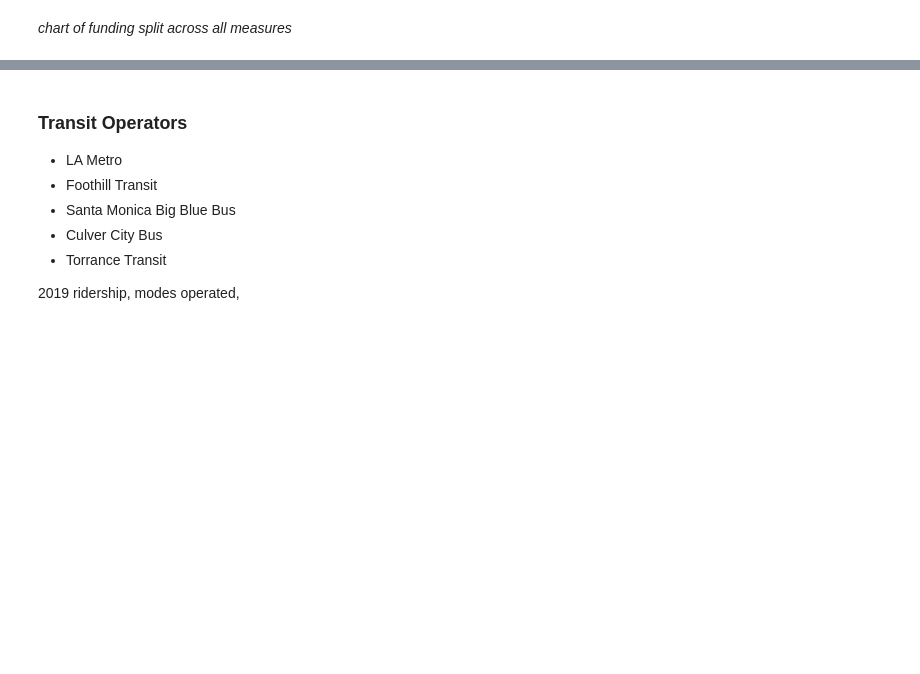
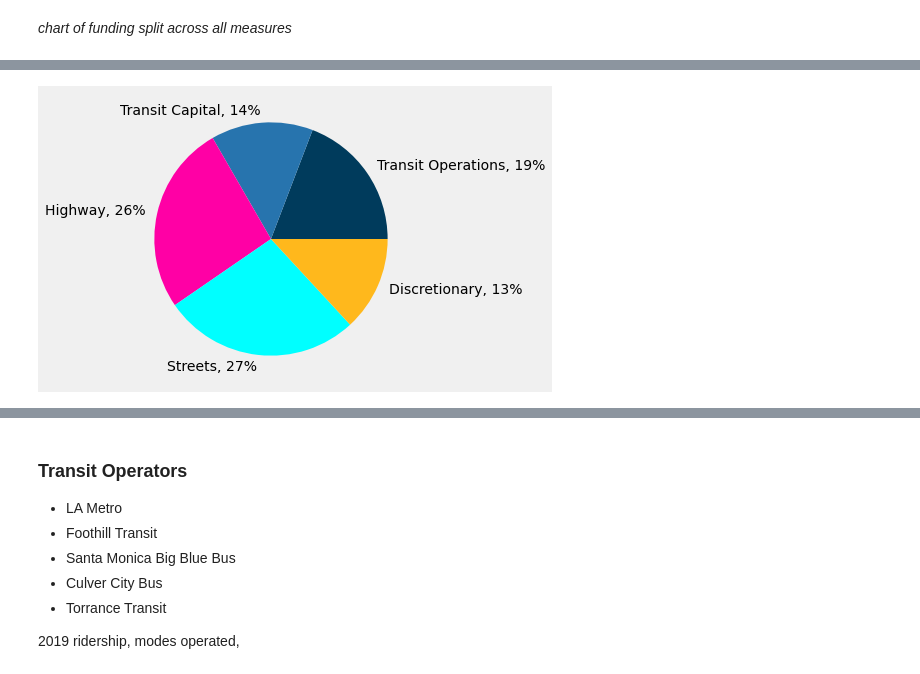
Before and after one commit to cal-itp/ucla-capstone-code, a Jupyter notebook: notebooks/7_fact_sheet_design.ipynb, the cells around one changed output, grey strips where cells are left out. Drawn from its saved outputs; the diff is of its cells as text; code cells hidden in the pictures; blank space fills up the shorter version.

Commit message:
figured out factsheets, minor notebook changes

```diff
--- a/notebooks/7_fact_sheet_design.ipynb
+++ b/notebooks/7_fact_sheet_design.ipynb
@@ -61,11 +100,14 @@ def county_lost_chart(measures_df, county_name):
     to_plot = pd.DataFrame(to_plot)
     to_plot['Percentage'] = (100 * to_plot['total_rate'] / to_plot['total_rate'].sum()).round(0).astype(int)
     to_plot.index = to_plot.index + ', ' + to_plot['Percentage'].astype(str) + '%'
-    to_plot.rename(columns={'Percentage':county_name}, inplace=True) #remove 'Percentage' label from chart
+    to_plot.rename(columns={'Percentage':''}, inplace=True) #remove 'Percentage' label from chart
 
     fig, ax = plt.subplots(figsize=(200,200))
-    ax = to_plot[county_name].plot.pie(y=0, figsize=(5,5), legend=False)
-    plt.savefig(f'../reports/figures/{county_name}_lost.png', bbox_inches = "tight")
+#     display(to_plot[''])
+    ax = to_plot[''].plot.pie(y=0, figsize=(5,5), legend=False)
+#     ax.set_title(f'Approximate Funding Distribution (All LOSTs) \n {county_name}')
+    ax.set_title('')
+    plt.savefig(f'../reports/figures/{county_name}_lost.png', bbox_inches = "tight", facecolor='white')
     return
 # %%
 def all_county_charts():
@@ -154,0 +217,4 @@ la_joined.sort_values('Total_Revenues', ascending=False)
+# %%
+county_lost_chart(measures, 'Contra Costa')
+# %% [output]
+[figure, added]
```
Also changed, not shown: parts of 22 cells of this notebook, 8 other files.
